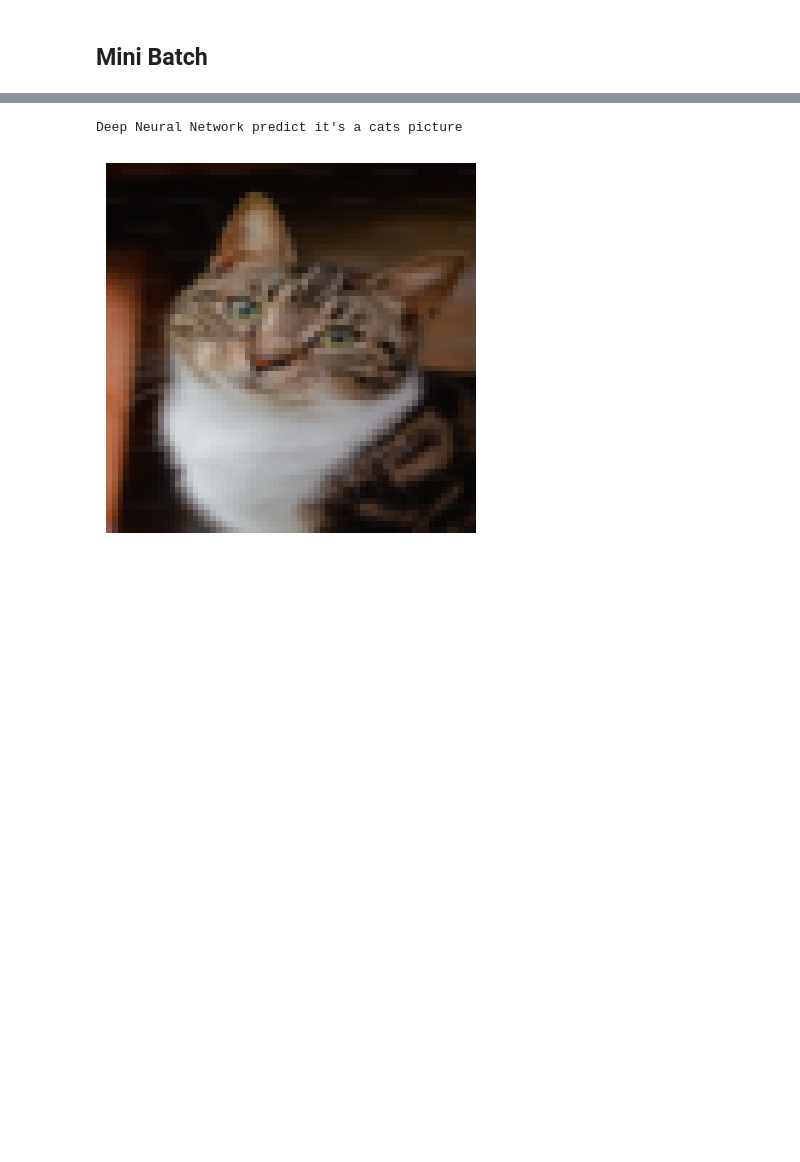
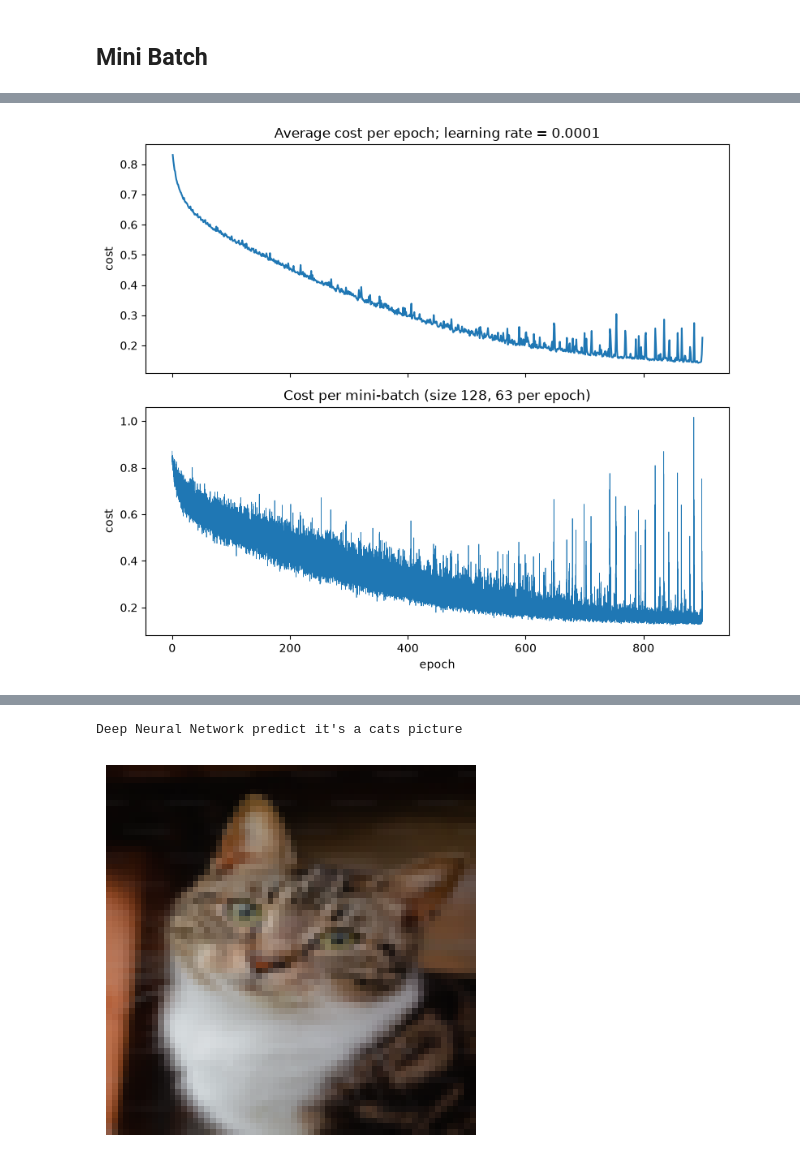
Before and after one commit to imantumorang/deep-learning, a Jupyter notebook: milestones/optimization/minibatches.ipynb, the cells around one changed output, grey strips where cells are left out. Saved outputs shown, nothing was run; the diff lists cells and outputs as text; code cells hidden in the pictures; blank space fills up the shorter version.

```diff
--- a/milestones/optimization/minibatches.ipynb
+++ b/milestones/optimization/minibatches.ipynb
@@ -251,25 +154,0 @@ def update_lr(learning_rate0, epoch_num, decay_rate):
-# %%
-input_features= X_train.shape[0]
-iteration = 2500
-# learning_rate = 0.0075 # for non adam
-learning_rate = 0.001
-mini_batch_size = 128
-lambd=1
-layer_dims_deep = [input_features, 30, 20, 10, 1]
-beta1 = 0.9
-beta2 = 0.999
-epsilon = 1e-8
-decay_rate = 1
-parameter_deep, cost_deep = dnn_model(
-        X_train=X_train,
-        Y_train=Y_train,
-        X_test=X_test,
-        Y_test=Y_test,
-        layers_dims=layer_dims_deep,
-        iteration=iteration,
-        learning_rate=learning_rate,
-        mini_batch_size=mini_batch_size,
-        lambd=lambd,
-        print_cost=True,
-        decay = update_lr,
-        decay_rate=decay_rate)
@@ -459,0 +355,22 @@ test_accuracy: 65.39792387543253%
+# %%
+# epoch_costs has one point per epoch, batch_costs one point per mini-batch update.
+# Put both on an epoch axis so the noise of each mini-batch lines up with its epoch.
+batches_per_epoch = len(batch_costs) // len(epoch_costs)
+epochs = np.arange(1, len(epoch_costs) + 1)
+batch_steps = np.arange(1, len(batch_costs) + 1) / batches_per_epoch
+
+fig, (ax_epoch, ax_batch) = plt.subplots(2, 1, sharex=True, figsize=(8, 7))
+
+ax_epoch.plot(epochs, epoch_costs)
+ax_epoch.set_title(f"Average cost per epoch; learning rate = {learning_rate}")
+ax_epoch.set_ylabel("cost")
+
+ax_batch.plot(batch_steps, batch_costs, linewidth=0.5)
+ax_batch.set_title(f"Cost per mini-batch (size {mini_batch_size}, {batches_per_epoch} per epoch)")
+ax_batch.set_xlabel("epoch")
+ax_batch.set_ylabel("cost")
+
+plt.tight_layout()
+plt.show()
+# %% [output]
+[figure, added]
```
Also changed, not shown: parts of 24 cells of this notebook, 3 other files.
